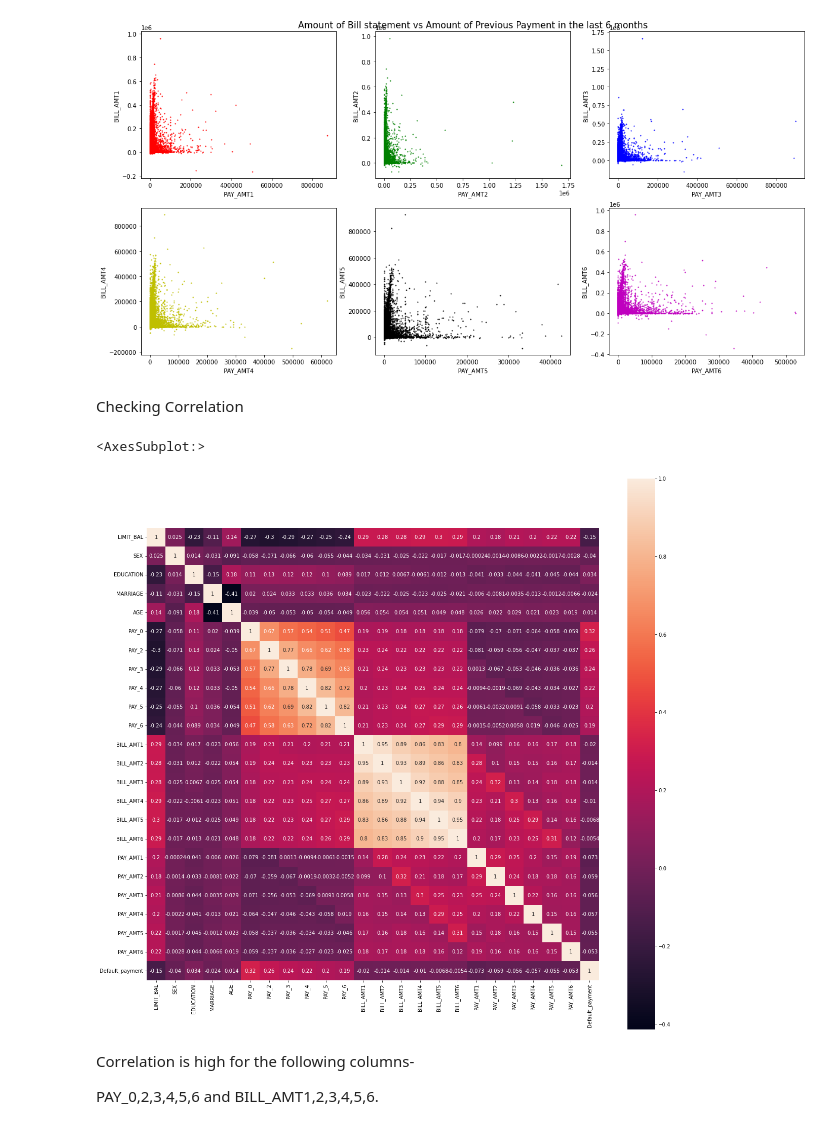
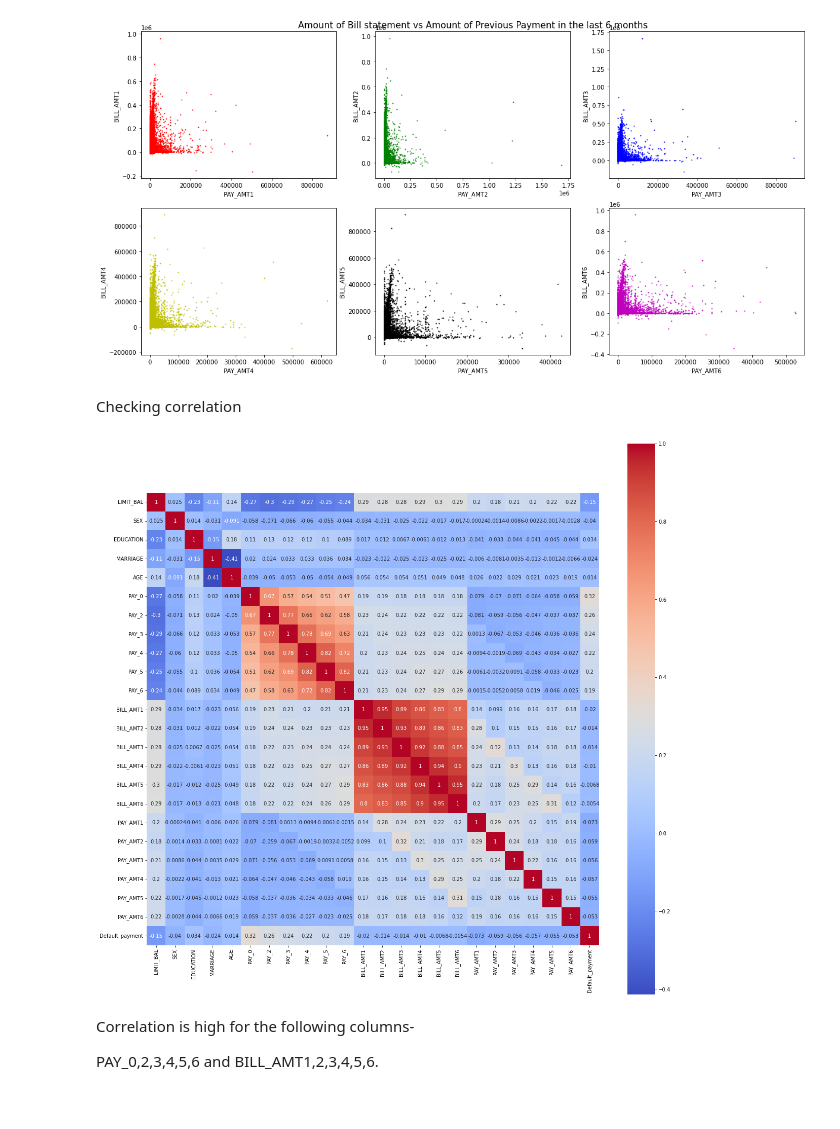
Before and after one commit to Meghana0804/Credit-Card-Default-Prediction, a Jupyter notebook: Default of Credit Card Clients Dataset.ipynb, the cells around one changed output. Drawn from its saved outputs; the diff is of its cells as text; code cells hidden in the pictures.

```diff
--- a/Default of Credit Card Clients Dataset.ipynb
+++ b/Default of Credit Card Clients Dataset.ipynb
@@ -270,14 +282,18 @@ plt.ylabel('BILL_AMT6')
 plt.show()
 # %% [output]
 [figure]
-# %% [markdown]
-Checking Correlation
-# %%
-plt.figure(figsize = (20,20))
-sns.heatmap(df.corr(),annot = True,square = True)
-# %% [output]
-<AxesSubplot:>
-[figure, removed]
+# %% [markdown]
+Checking correlation
+# %%
+fig,ax = plt.subplots(figsize=(20, 20))
+
+# Create the heatmap
+heatmap = sns.heatmap(data.corr(), annot=True, square=True, cmap='coolwarm', ax=ax)
+
+# Show the plot
+plt.show()
+# %% [output]
+[figure, added]
 # %% [markdown]
 Correlation is high for the following columns-
 
```
Also changed, not shown: parts of 41 cells of this notebook.
